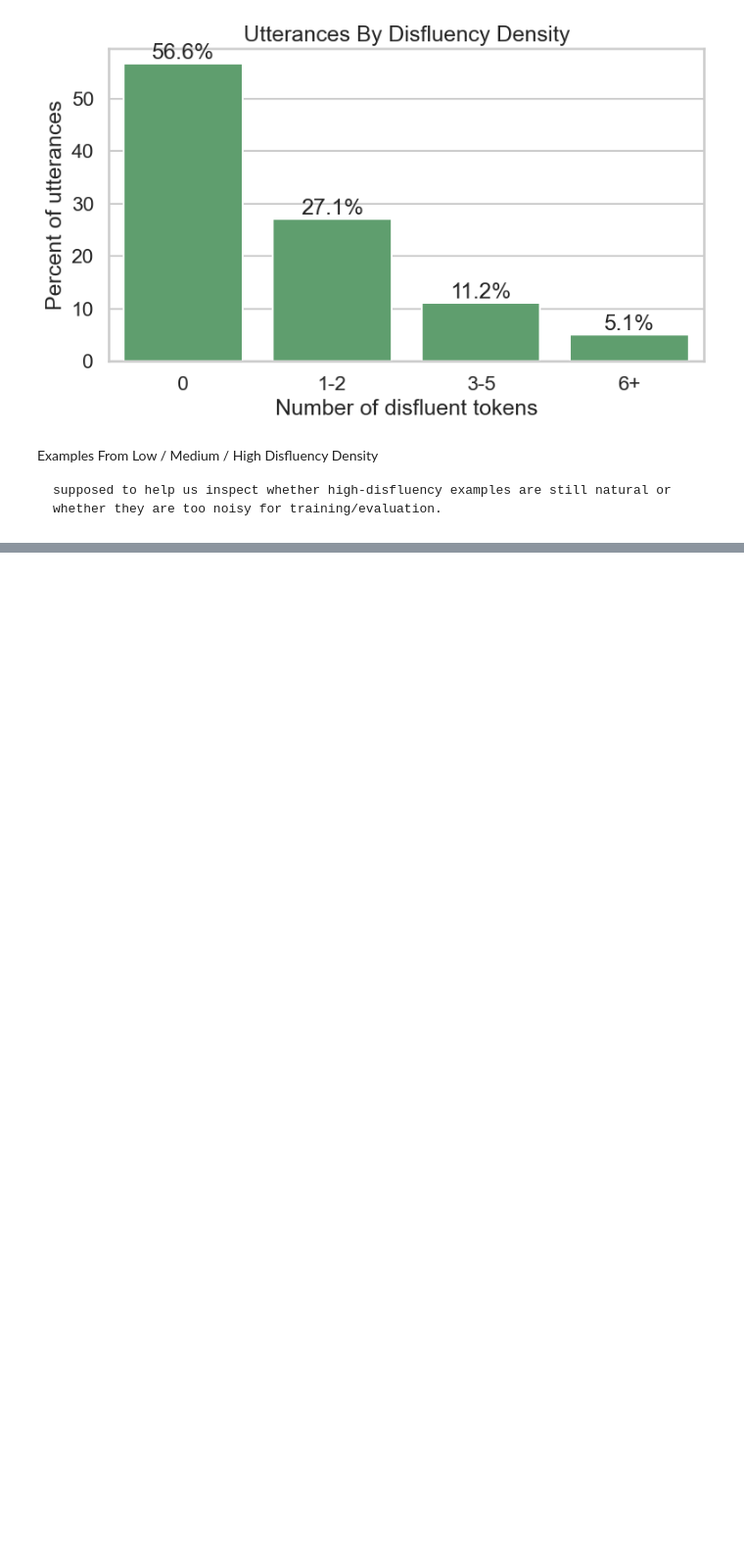
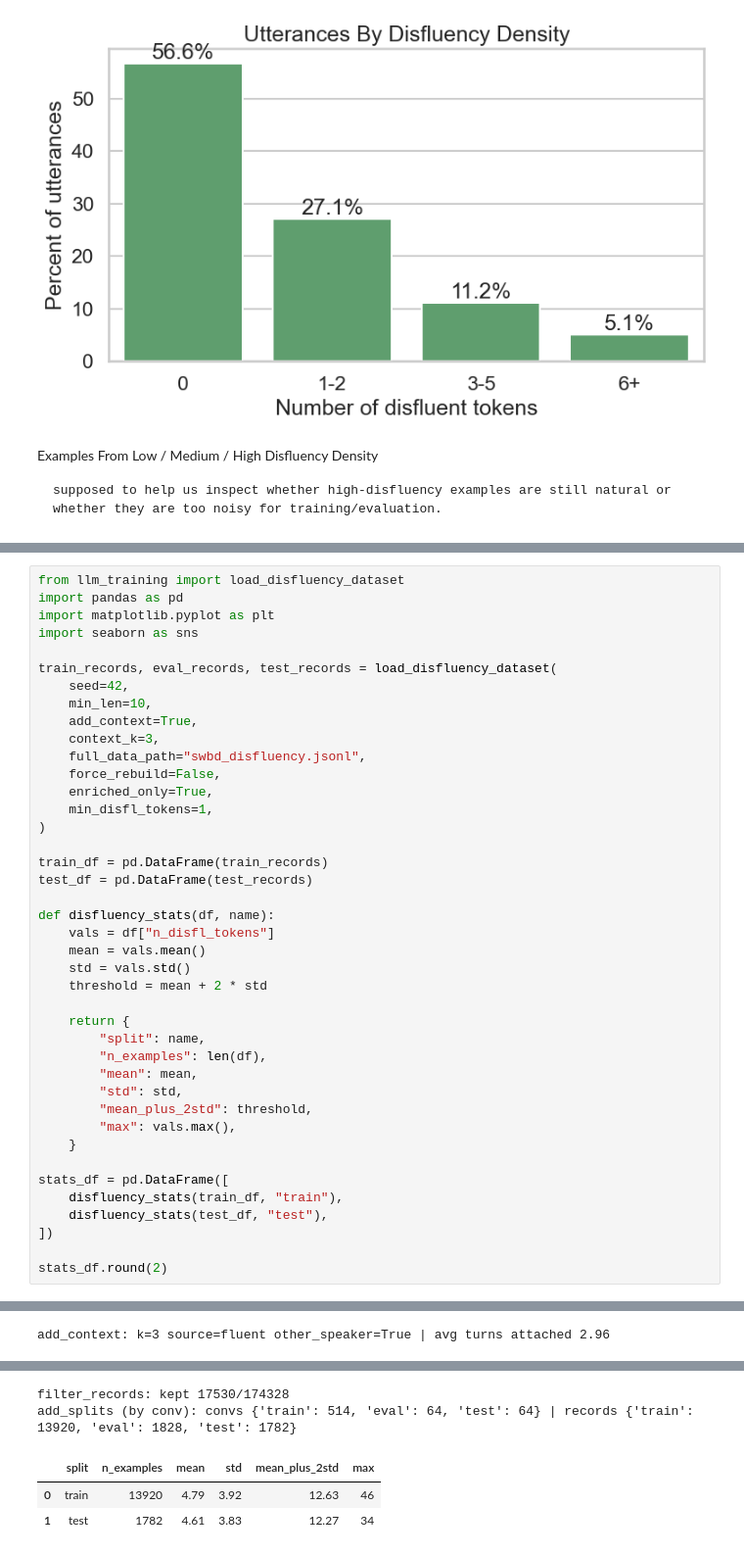
Before and after one commit to lwwws/disfluency-insertion, a Jupyter notebook: visiting.ipynb, the cells around one changed output, grey strips where cells are left out. Shown at 98% size. Cells and saved outputs as stored; diff of their text form; blank space fills up the shorter version.

```diff
--- a/visiting.ipynb
+++ b/visiting.ipynb
@@ -523,0 +530,42 @@ plt.show()
+# %%
+from llm_training import load_disfluency_dataset
+import pandas as pd
+import matplotlib.pyplot as plt
+import seaborn as sns
+
+train_records, eval_records, test_records = load_disfluency_dataset(
+    seed=42,
+    min_len=10,
+    add_context=True,
+    context_k=3,
+    full_data_path="swbd_disfluency.jsonl",
+    force_rebuild=False,
+    enriched_only=True,
+    min_disfl_tokens=1,
+)
+
+train_df = pd.DataFrame(train_records)
+test_df = pd.DataFrame(test_records)
+
+def disfluency_stats(df, name):
+    vals = df["n_disfl_tokens"]
+    mean = vals.mean()
+    std = vals.std()
+    threshold = mean + 2 * std
+
+    return {
+        "split": name,
+        "n_examples": len(df),
+        "mean": mean,
+        "std": std,
+        "mean_plus_2std": threshold,
+        "max": vals.max(),
+    }
+
+stats_df = pd.DataFrame([
+    disfluency_stats(train_df, "train"),
+    disfluency_stats(test_df, "test"),
+])
+
+stats_df.round(2)
+# %% [output]
@@ -523,0 +576 @@ plt.show()
+add_context: k=3 source=fluent other_speaker=True | avg turns attached 2.96
@@ -523,0 +579,5 @@ plt.show()
+filter_records: kept 17530/174328
+add_splits (by conv): convs {'train': 514, 'eval': 64, 'test': 64} | records {'train': 13920, 'eval': 1828, 'test': 1782}
+|  | split | n_examples | mean | std | mean_plus_2std | max |
+| 0 | train | 13920 | 4.79 | 3.92 | 12.63 | 46 |
+| 1 | test | 1782 | 4.61 | 3.83 | 12.27 | 34 |
```
Also changed, not shown: parts of 9 cells of this notebook.
